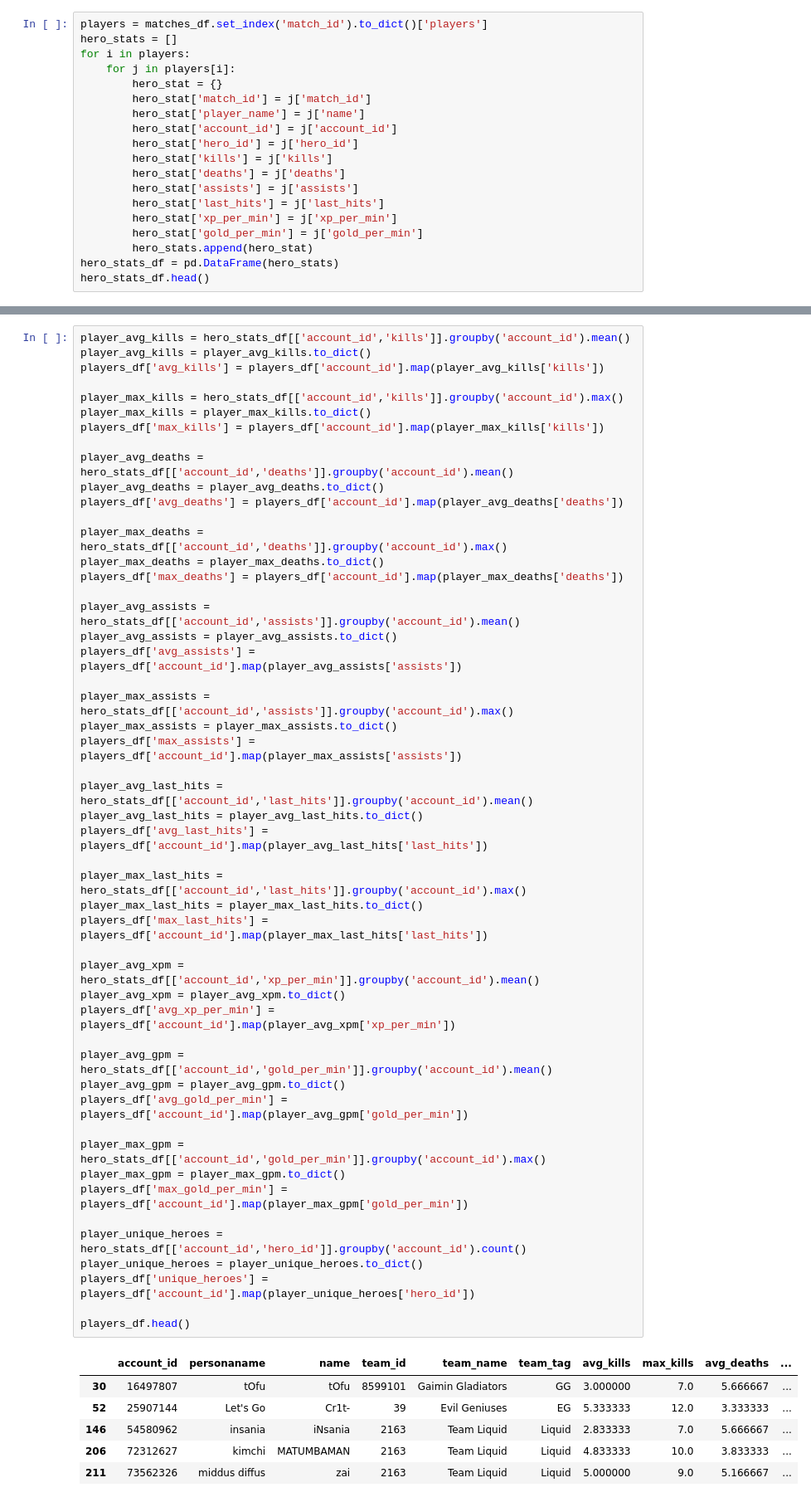
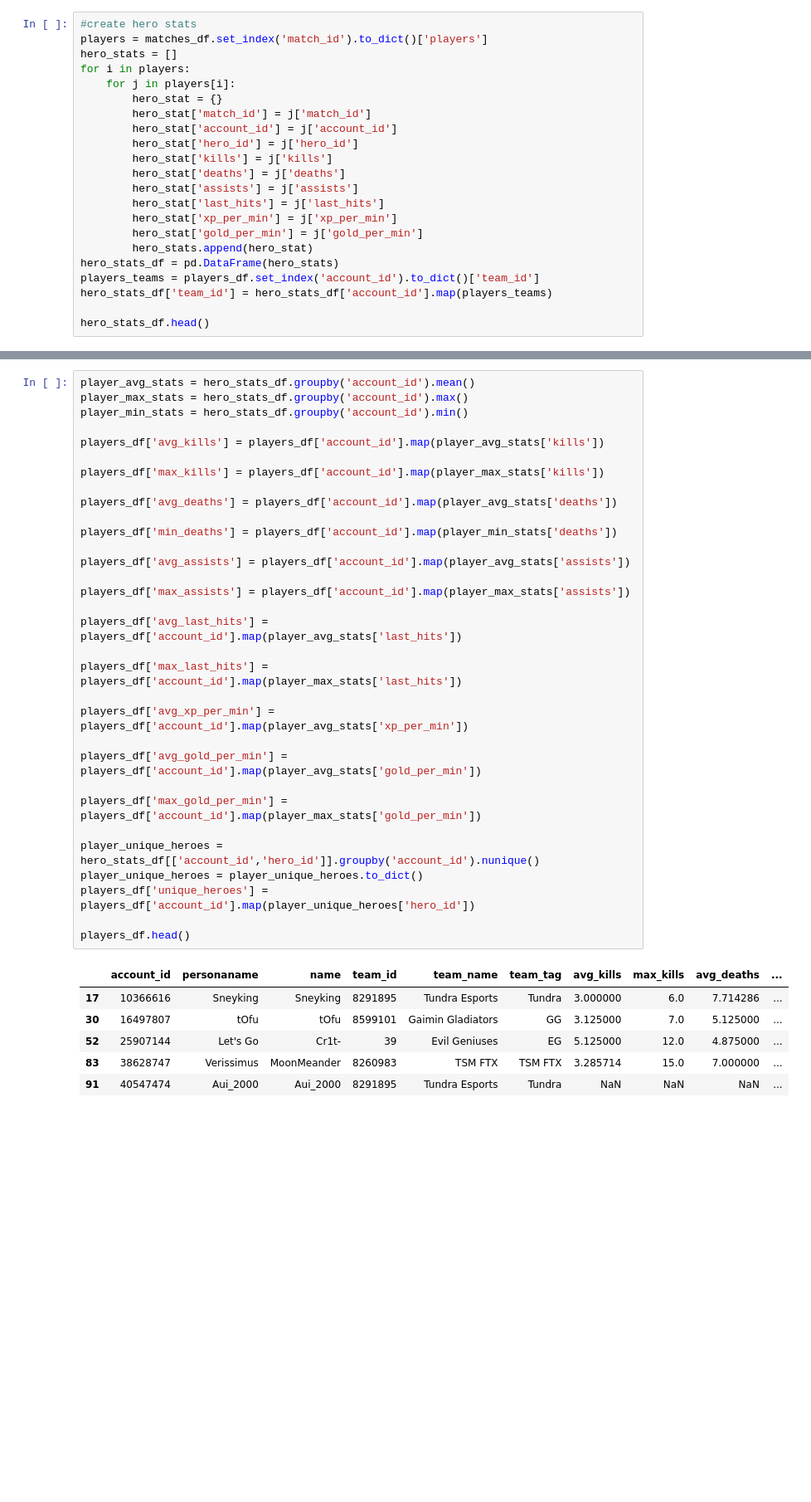
Before and after one commit to jerardalcao/ti11-predictions-tracker, a Jupyter notebook: ti11predictions.ipynb, the cells around one changed output, grey strips where cells are left out. Shown at 83% size. Cells and saved outputs as stored; diff of their text form; blank space fills up the shorter version.

Commit message:
Updated the script and added team statistics

```diff
--- a/ti11predictions.ipynb
+++ b/ti11predictions.ipynb
@@ -76,11 +94,11 @@ heroes_df.head()
 # %%
+#create hero stats
 players = matches_df.set_index('match_id').to_dict()['players']
 hero_stats = []
 for i in players:
     for j in players[i]:
         hero_stat = {}
         hero_stat['match_id'] = j['match_id']
-        hero_stat['player_name'] = j['name']
         hero_stat['account_id'] = j['account_id']
         hero_stat['hero_id'] = j['hero_id']
         hero_stat['kills'] = j['kills']
@@ -91,5 +109,8 @@ for i in players:
         hero_stat['gold_per_min'] = j['gold_per_min']
         hero_stats.append(hero_stat)
 hero_stats_df = pd.DataFrame(hero_stats)
+players_teams = players_df.set_index('account_id').to_dict()['team_id']
+hero_stats_df['team_id'] = hero_stats_df['account_id'].map(players_teams)
+
 hero_stats_df.head()
 # %% [output]
@@ -167,57 +158,39 @@ players_df.head()
 # %%
-player_avg_kills = hero_stats_df[['account_id','kills']].groupby('account_id').mean()
-player_avg_kills = player_avg_kills.to_dict()
-players_df['avg_kills'] = players_df['account_id'].map(player_avg_kills['kills'])
+player_avg_stats = hero_stats_df.groupby('account_id').mean()
+player_max_stats = hero_stats_df.groupby('account_id').max()
+player_min_stats = hero_stats_df.groupby('account_id').min()
 
-player_max_kills = hero_stats_df[['account_id','kills']].groupby('account_id').max()
-player_max_kills = player_max_kills.to_dict()
-players_df['max_kills'] = players_df['account_id'].map(player_max_kills['kills'])
+players_df['avg_kills'] = players_df['account_id'].map(player_avg_stats['kills'])
 
-player_avg_deaths = hero_stats_df[['account_id','deaths']].groupby('account_id').mean()
-player_avg_deaths = player_avg_deaths.to_dict()
-players_df['avg_deaths'] = players_df['account_id'].map(player_avg_deaths['deaths'])
+players_df['max_kills'] = players_df['account_id'].map(player_max_stats['kills'])
 
-player_max_deaths = hero_stats_df[['account_id','deaths']].groupby('account_id').max()
-player_max_deaths = player_max_deaths.to_dict()
-players_df['max_deaths'] = players_df['account_id'].map(player_max_deaths['deaths'])
+players_df['avg_deaths'] = players_df['account_id'].map(player_avg_stats['deaths'])
 
-player_avg_assists = hero_stats_df[['account_id','assists']].groupby('account_id').mean()
-player_avg_assists = player_avg_assists.to_dict()
-players_df['avg_assists'] = players_df['account_id'].map(player_avg_assists['assists'])
+players_df['min_deaths'] = players_df['account_id'].map(player_min_stats['deaths'])
 
-player_max_assists = hero_stats_df[['account_id','assists']].groupby('account_id').max()
-player_max_assists = player_max_assists.to_dict()
-players_df['max_assists'] = players_df['account_id'].map(player_max_assists['assists'])
+players_df['avg_assists'] = players_df['account_id'].map(player_avg_stats['assists'])
 
-player_avg_last_hits = hero_stats_df[['account_id','last_hits']].groupby('account_id').mean()
-player_avg_last_hits = player_avg_last_hits.to_dict()
-players_df['avg_last_hits'] = players_df['account_id'].map(player_avg_last_hits['last_hits'])
+players_df['max_assists'] = players_df['account_id'].map(player_max_stats['assists'])
 
-player_max_last_hits = hero_stats_df[['account_id','last_hits']].groupby('account_id').max()
-player_max_last_hits = player_max_last_hits.to_dict()
-players_df['max_last_hits'] = players_df['account_id'].map(player_max_last_hits['last_hits'])
+players_df['avg_last_hits'] = players_df['account_id'].map(player_avg_stats['last_hits'])
 
-player_avg_xpm = hero_stats_df[['account_id','xp_per_min']].groupby('account_id').mean()
-player_avg_xpm = player_avg_xpm.to_dict()
-players_df['avg_xp_per_min'] = players_df['account_id'].map(player_avg_xpm['xp_per_min'])
+players_df['max_last_hits'] = players_df['account_id'].map(player_max_stats['last_hits'])
 
-player_avg_gpm = hero_stats_df[['account_id','gold_per_min']].groupby('account_id').mean()
-player_avg_gpm = player_avg_gpm.to_dict()
-players_df['avg_gold_per_min'] = players_df['account_id'].map(player_avg_gpm['gold_per_min'])
+players_df['avg_xp_per_min'] = players_df['account_id'].map(player_avg_stats['xp_per_min'])
 
-player_max_gpm = hero_stats_df[['account_id','gold_per_min']].groupby('account_id').max()
-player_max_gpm = player_max_gpm.to_dict()
-players_df['max_gold_per_min'] = players_df['account_id'].map(player_max_gpm['gold_per_min'])
+players_df['avg_gold_per_min'] = players_df['account_id'].map(player_avg_stats['gold_per_min'])
 
-player_unique_heroes = hero_stats_df[['account_id','hero_id']].groupby('account_id').count()
+players_df['max_gold_per_min'] = players_df['account_id'].map(player_max_stats['gold_per_min'])
+
+player_unique_heroes = hero_stats_df[['account_id','hero_id']].groupby('account_id').nunique()
 player_unique_heroes = player_unique_heroes.to_dict()
 players_df['unique_heroes'] = players_df['account_id'].map(player_unique_heroes['hero_id'])
 
 players_df.head()
 # %% [output]
 |  | account_id | personaname | name | team_id | team_name | team_tag | avg_kills | max_kills | avg_deaths | ... |
-| 30 | 16497807 | tOfu | tOfu | 8599101 | Gaimin Gladiators | GG | 3.000000 | 7.0 | 5.666667 | ... |
-| 52 | 25907144 | Let's Go | Cr1t- | 39 | Evil Geniuses | EG | 5.333333 | 12.0 | 3.333333 | ... |
-| 146 | 54580962 | insania | iNsania | 2163 | Team Liquid | Liquid | 2.833333 | 7.0 | 5.666667 | ... |
-| 206 | 72312627 | kimchi | MATUMBAMAN | 2163 | Team Liquid | Liquid | 4.833333 | 10.0 | 3.833333 | ... |
-| 211 | 73562326 | middus diffus | zai | 2163 | Team Liquid | Liquid | 5.000000 | 9.0 | 5.166667 | ... |
+| 17 | 10366616 | Sneyking | Sneyking | 8291895 | Tundra Esports | Tundra | 3.000000 | 6.0 | 7.714286 | ... |
+| 30 | 16497807 | tOfu | tOfu | 8599101 | Gaimin Gladiators | GG | 3.125000 | 7.0 | 5.125000 | ... |
+| 52 | 25907144 | Let's Go | Cr1t- | 39 | Evil Geniuses | EG | 5.125000 | 12.0 | 4.875000 | ... |
+| 83 | 38628747 | Verissimus | MoonMeander | 8260983 | TSM FTX | TSM FTX | 3.285714 | 15.0 | 7.000000 | ... |
+| 91 | 40547474 | Aui_2000 | Aui_2000 | 8291895 | Tundra Esports | Tundra | NaN | NaN | NaN | ... |
```
Also changed, not shown: parts of 67 cells of this notebook, 27 other files.
